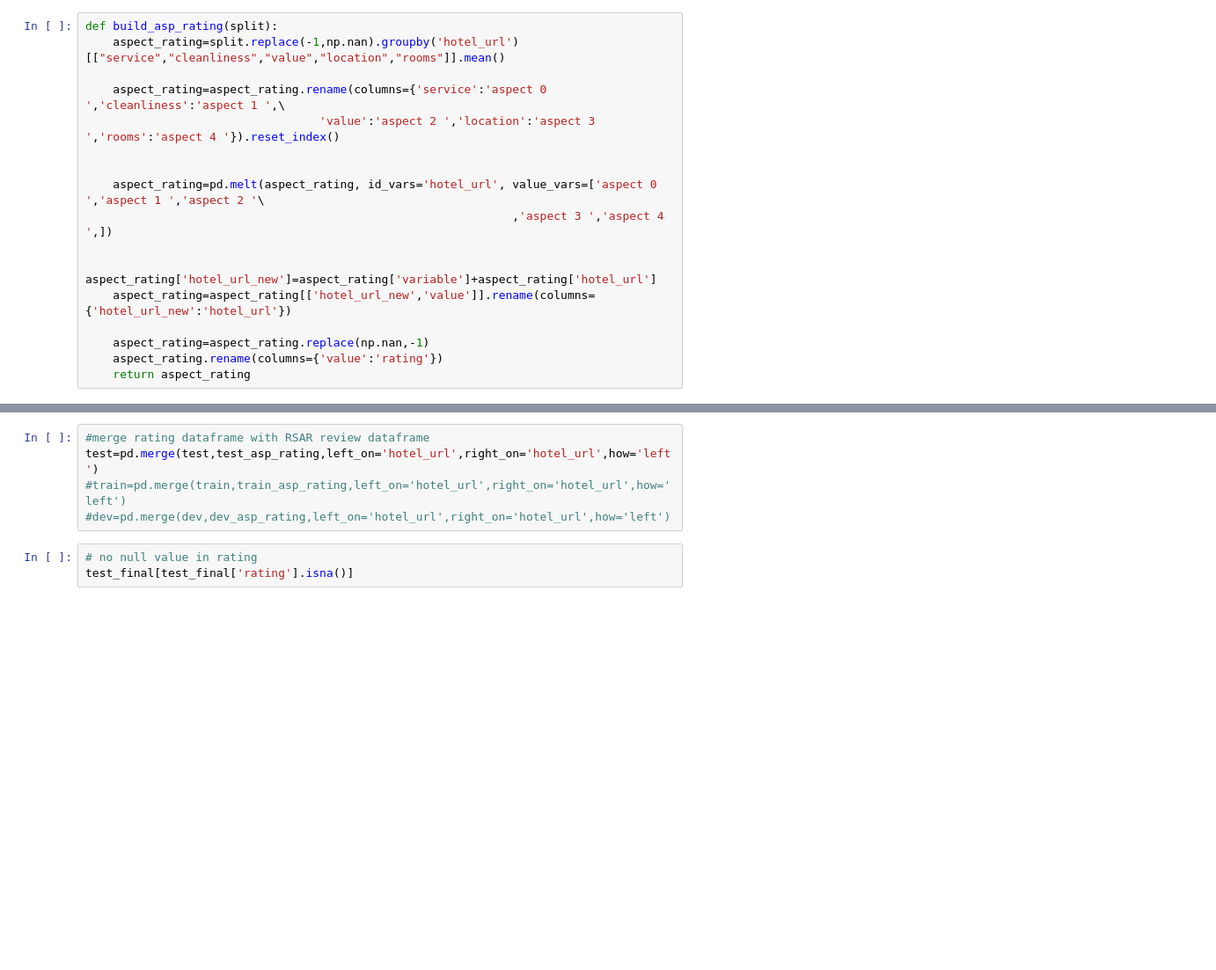
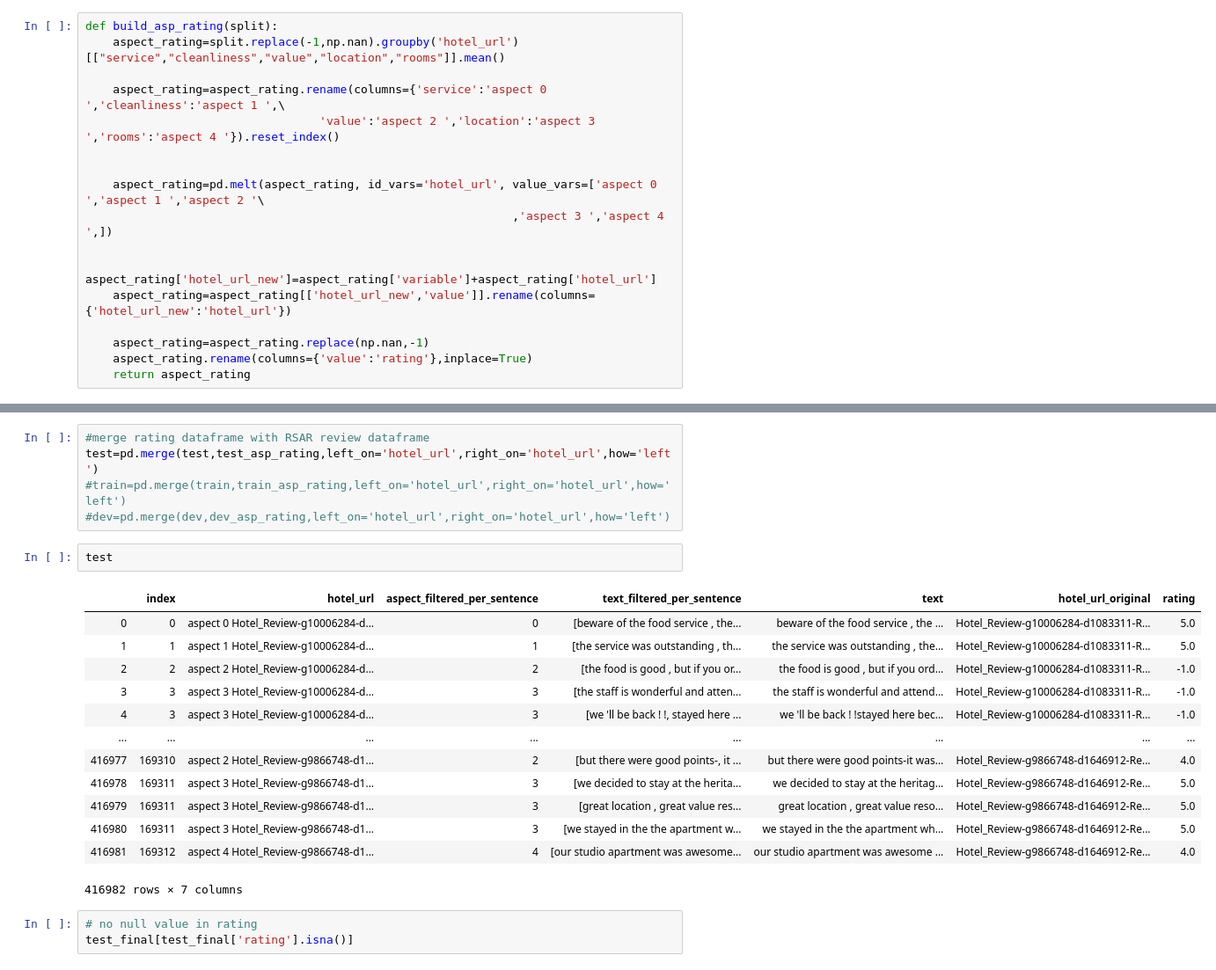
Before and after one commit to Saibo-creator/Text-Summrize-Project, a Jupyter notebook: datasets/original_csv_data/data_check.ipynb, the cells around one changed output, grey strips where cells are left out. Shown: that part at 88% size. Cells and saved outputs as stored; diff of their text form; blank space fills up the shorter version.

Commit message:
fixed hotel_mask_sing_asp split

```diff
--- a/datasets/original_csv_data/data_check.ipynb
+++ b/datasets/original_csv_data/data_check.ipynb
@@ -62,7 +62,7 @@ def build_asp_rating(split):
     aspect_rating=aspect_rating[['hotel_url_new','value']].rename(columns={'hotel_url_new':'hotel_url'})
 
     aspect_rating=aspect_rating.replace(np.nan,-1)
-    aspect_rating.rename(columns={'value':'rating'})
+    aspect_rating.rename(columns={'value':'rating'},inplace=True)
     return aspect_rating
 # %%
 test_asp_rating=build_asp_rating(test)
@@ -110,6 +110,22 @@ test.head(2)
 test=pd.merge(test,test_asp_rating,left_on='hotel_url',right_on='hotel_url',how='left')
 #train=pd.merge(train,train_asp_rating,left_on='hotel_url',right_on='hotel_url',how='left')
 #dev=pd.merge(dev,dev_asp_rating,left_on='hotel_url',right_on='hotel_url',how='left')
+# %%
+test
+# %% [output]
+|  | index | hotel_url | aspect_filtered_per_sentence | text_filtered_per_sentence | text | hotel_url_original | rating |
+| 0 | 0 | aspect 0 Hotel_Review-g10006284-d... | 0 | [beware of the food service , the... | beware of the food service , the ... | Hotel_Review-g10006284-d1083311-R... | 5.0 |
+| 1 | 1 | aspect 1 Hotel_Review-g10006284-d... | 1 | [the service was outstanding , th... | the service was outstanding , the... | Hotel_Review-g10006284-d1083311-R... | 5.0 |
+| 2 | 2 | aspect 2 Hotel_Review-g10006284-d... | 2 | [the food is good , but if you or... | the food is good , but if you ord... | Hotel_Review-g10006284-d1083311-R... | -1.0 |
+| 3 | 3 | aspect 3 Hotel_Review-g10006284-d... | 3 | [the staff is wonderful and atten... | the staff is wonderful and attend... | Hotel_Review-g10006284-d1083311-R... | -1.0 |
+| 4 | 3 | aspect 3 Hotel_Review-g10006284-d... | 3 | [we 'll be back ! !, stayed here ... | we 'll be back ! !stayed here bec... | Hotel_Review-g10006284-d1083311-R... | -1.0 |
+| ... | ... | ... | ... | ... | ... | ... | ... |
+| 416977 | 169310 | aspect 2 Hotel_Review-g9866748-d1... | 2 | [but there were good points-, it ... | but there were good points-it was... | Hotel_Review-g9866748-d1646912-Re... | 4.0 |
+| 416978 | 169311 | aspect 3 Hotel_Review-g9866748-d1... | 3 | [we decided to stay at the herita... | we decided to stay at the heritag... | Hotel_Review-g9866748-d1646912-Re... | 5.0 |
+| 416979 | 169311 | aspect 3 Hotel_Review-g9866748-d1... | 3 | [great location , great value res... | great location , great value reso... | Hotel_Review-g9866748-d1646912-Re... | 5.0 |
+| 416980 | 169311 | aspect 3 Hotel_Review-g9866748-d1... | 3 | [we stayed in the the apartment w... | we stayed in the the apartment wh... | Hotel_Review-g9866748-d1646912-Re... | 5.0 |
+| 416981 | 169312 | aspect 4 Hotel_Review-g9866748-d1... | 4 | [our studio apartment was awesome... | our studio apartment was awesome ... | Hotel_Review-g9866748-d1646912-Re... | 4.0 |
+416982 rows × 7 columns
 # %%
 # no null value in rating
 test_final[test_final['rating'].isna()]
```
Also changed, not shown: 1 other file.
